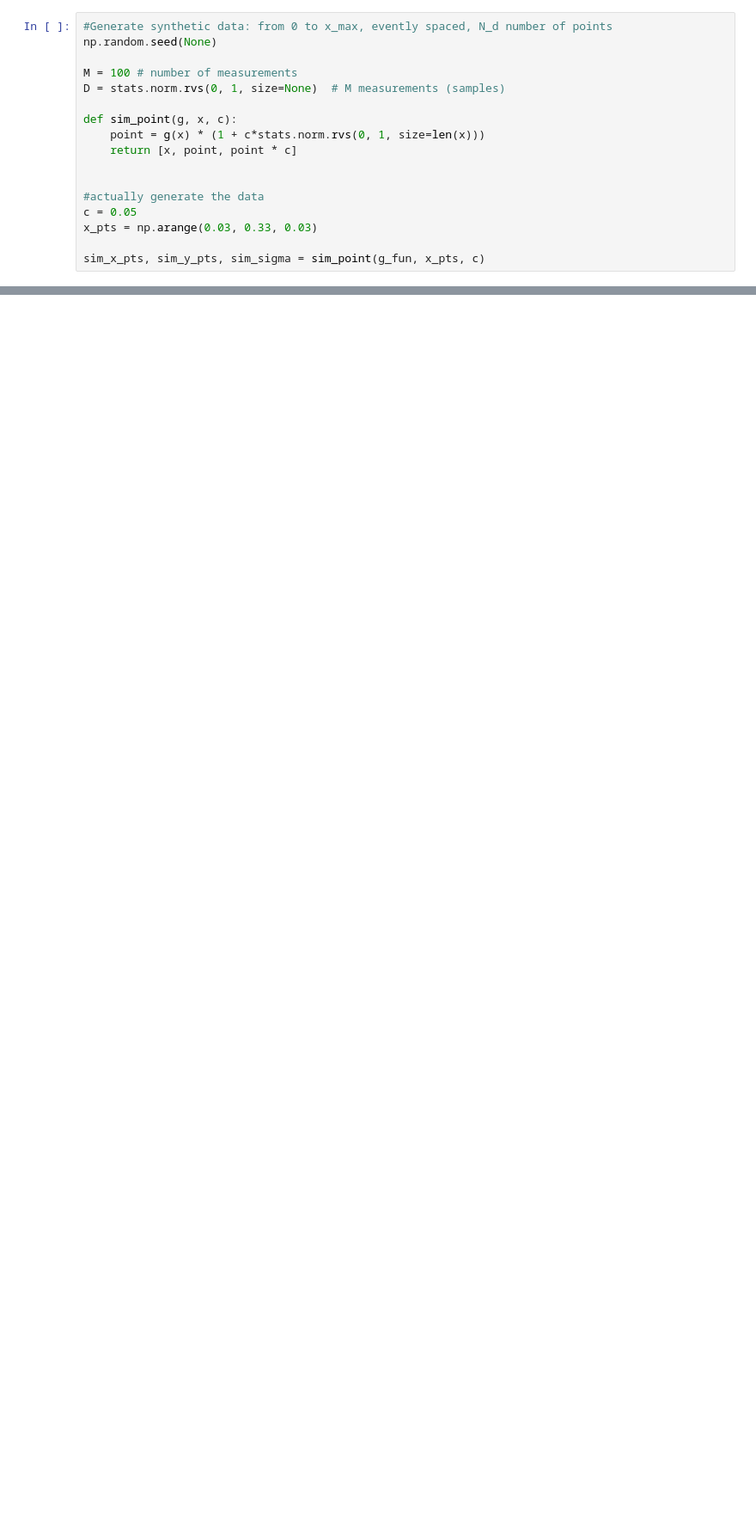
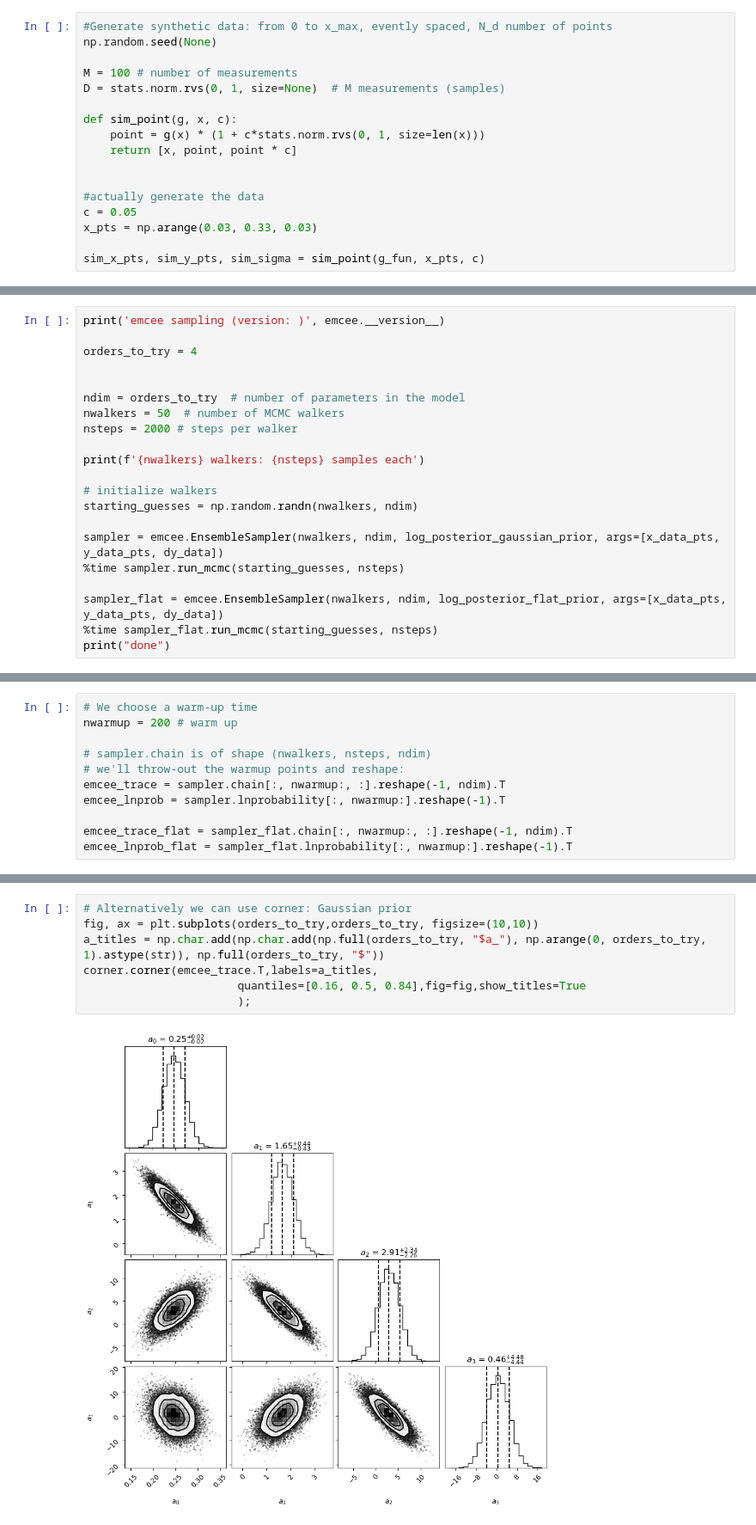
Before and after one commit to NilsSomm/LFD_for_Physicists, a Jupyter notebook: LearningFromData-content/Mini-projects/mini-project_I_toy_model_of_EFT.ipynb, the cells around one changed output, grey strips where cells are left out. Shown at 86% size. Cells and saved outputs as stored; diff of their text form; blank space fills up the shorter version.

```diff
--- a/LearningFromData-content/Mini-projects/mini-project_I_toy_model_of_EFT.ipynb
+++ b/LearningFromData-content/Mini-projects/mini-project_I_toy_model_of_EFT.ipynb
@@ -303,0 +258,21 @@ NameError: name 'X' is not defined
+# %%
+print('emcee sampling (version: )', emcee.__version__)
+
+orders_to_try = 4
+
+
+ndim = orders_to_try  # number of parameters in the model
+nwalkers = 50  # number of MCMC walkers
+nsteps = 2000 # steps per walker
+
+print(f'{nwalkers} walkers: {nsteps} samples each')
+
+# initialize walkers
+starting_guesses = np.random.randn(nwalkers, ndim)
+
+sampler = emcee.EnsembleSampler(nwalkers, ndim, log_posterior_gaussian_prior, args=[x_data_pts, y_data_pts, dy_data])
+%time sampler.run_mcmc(starting_guesses, nsteps)
+
+sampler_flat = emcee.EnsembleSampler(nwalkers, ndim, log_posterior_flat_prior, args=[x_data_pts, y_data_pts, dy_data])
+%time sampler_flat.run_mcmc(starting_guesses, nsteps)
+print("done")
@@ -303,0 +287,11 @@ NameError: name 'X' is not defined
+# %%
+# We choose a warm-up time
+nwarmup = 200 # warm up
+
+# sampler.chain is of shape (nwalkers, nsteps, ndim)
+# we'll throw-out the warmup points and reshape:
+emcee_trace = sampler.chain[:, nwarmup:, :].reshape(-1, ndim).T
+emcee_lnprob = sampler.lnprobability[:, nwarmup:].reshape(-1).T
+
+emcee_trace_flat = sampler_flat.chain[:, nwarmup:, :].reshape(-1, ndim).T
+emcee_lnprob_flat = sampler_flat.lnprobability[:, nwarmup:].reshape(-1).T
@@ -303,0 +333,9 @@ NameError: name 'X' is not defined
+# %%
+# Alternatively we can use corner: Gaussian prior
+fig, ax = plt.subplots(orders_to_try,orders_to_try, figsize=(10,10))
+a_titles = np.char.add(np.char.add(np.full(orders_to_try, "$a_"), np.arange(0, orders_to_try, 1).astype(str)), np.full(orders_to_try, "$"))
+corner.corner(emcee_trace.T,labels=a_titles,
+                       quantiles=[0.16, 0.5, 0.84],fig=fig,show_titles=True
+                       );
+# %% [output]
+[figure, added]
```
Also changed, not shown: parts of 15 cells of this notebook, 1 other file.
